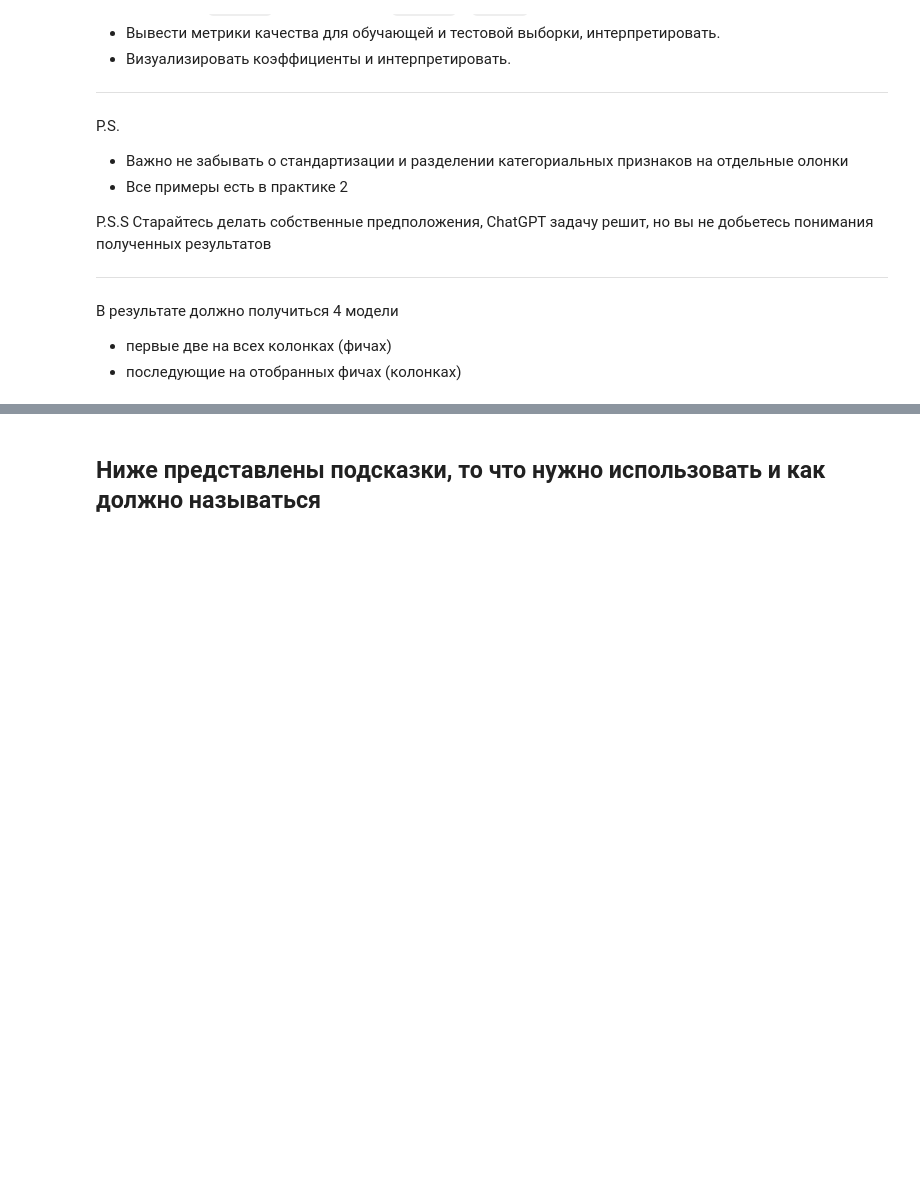
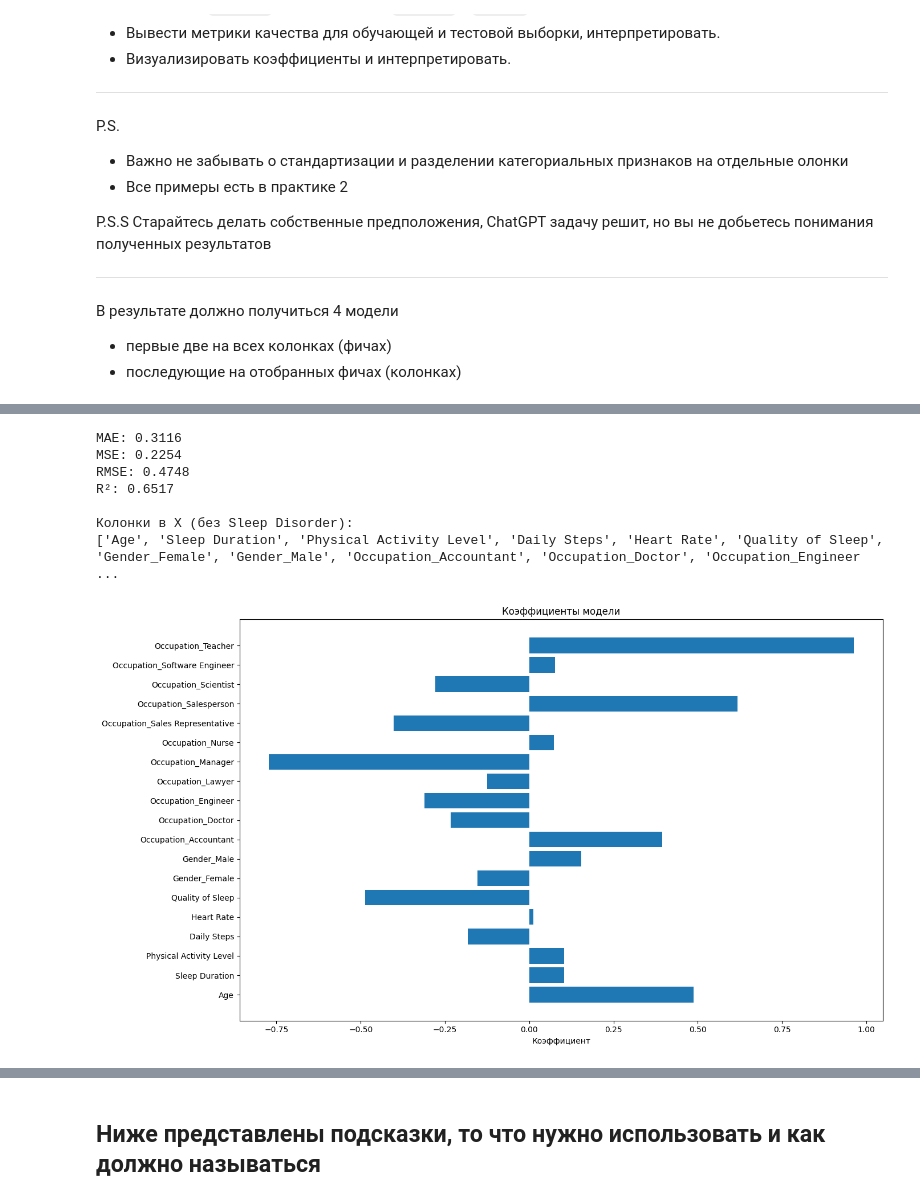
Before and after one commit to Lococo231/MO_Tasks, a Jupyter notebook: Домашнее_задание_2.ipynb, the cells around one changed output, grey strips where cells are left out. Saved outputs shown, nothing was run; the diff lists cells and outputs as text; code cells hidden in the pictures; blank space fills up the shorter version.

```diff
--- a/Домашнее_задание_2.ipynb
+++ b/Домашнее_задание_2.ipynb
@@ -111,0 +109,20 @@ best_features = categorial_features + numeric_features
+# %%
+df = df.drop('Blood Pressure', axis=1)
+
+print("КАТЕГОРИАЛЬНЫЕ ПРИЗНАКИ")
+for col in ['Gender', 'Occupation', 'BMI Category']:
+    print(f"\n{col}:")
+    print(pd.crosstab(df[col], df['Sleep Disorder'], normalize='index').round(3))
+
+numeric_cols = [col for col in df.select_dtypes(include=['int64', 'float64']).columns if col != 'Person ID']
+
+print("\n\nЧИСЛОВЫЕ ПРИЗНАКИ")
+for col in numeric_cols:
+    print(f"\n{col}:")
+    print(df.groupby('Sleep Disorder')[col].agg(['mean', 'std', 'median']).round(3))
+
+    df_corr = df.copy()
+    df_corr['Sleep Disorder'] = df_corr['Sleep Disorder'].map({'Insomnia': 0, 'Sleep Apnea': 1})
+    print(f"Корреляция: {df_corr[[col, 'Sleep Disorder']].corr().iloc[0, 1]:.4f}")
+
+print(df['Sleep Disorder'].value_counts())
@@ -180,0 +278,48 @@ P.S.S
+# %%
+# 1
+import numpy as np
+import matplotlib.pyplot as plt
+from sklearn.model_selection import train_test_split
+from sklearn.linear_model import LinearRegression
+from sklearn.metrics import mean_absolute_error, mean_squared_error, r2_score
+
+sleep_disorder_cols = [col for col in df.columns if 'Sleep Disorder' in col]
+X = df.drop(columns=sleep_disorder_cols)
+
+####
+y = df[sleep_disorder_cols].idxmax(axis=1).map({
+    'Sleep Disorder_Insomnia': 2,
+    'Sleep Disorder_No': 0,
+    'Sleep Disorder_Sleep Apnea': 1
+})
+####
+
+model1 = LinearRegression()
+model1.fit(X, y)
+y_pred = model1.predict(X)
+
+mae = mean_absolute_error(y, y_pred)
+mse = mean_squared_error(y, y_pred)
+rmse = np.sqrt(mse)
+r2 = r2_score(y, y_pred)
+
+print(f"MAE: {mae:.4f}\nMSE: {mse:.4f}\nRMSE: {rmse:.4f}\nR²: {r2:.4f}")
+
+print("\nКолонки в X (без Sleep Disorder):")
+print(X.columns.tolist())
+
+plt.figure(figsize=(14, 8))
+plt.barh(X.columns, model1.coef_)
+plt.xlabel('Коэффициент')
+plt.title('Коэффициенты модели')
+plt.tight_layout()
+plt.show()
+# %% [output]
+MAE: 0.3116
+MSE: 0.2254
+RMSE: 0.4748
+R²: 0.6517
+
+Колонки в X (без Sleep Disorder):
+['Age', 'Sleep Duration', 'Physical Activity Level', 'Daily Steps', 'Heart Rate', 'Quality of Sleep', 'Gender_Female', 'Gender_Male', 'Occupation_Accountant', 'Occupation_Doctor', 'Occupation_Engineer ...
+[figure, added]
```
Also changed, not shown: parts of 15 cells of this notebook.
